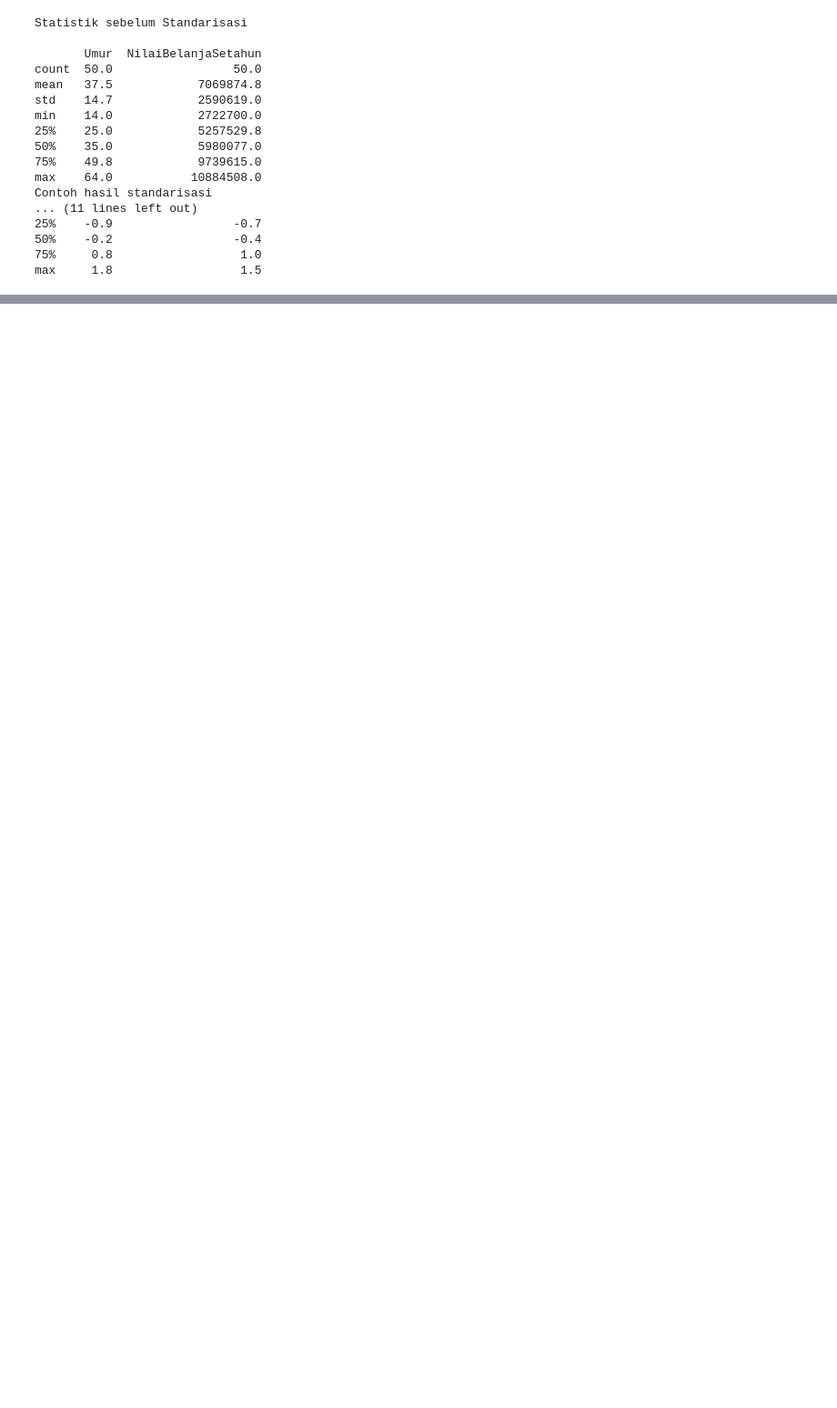
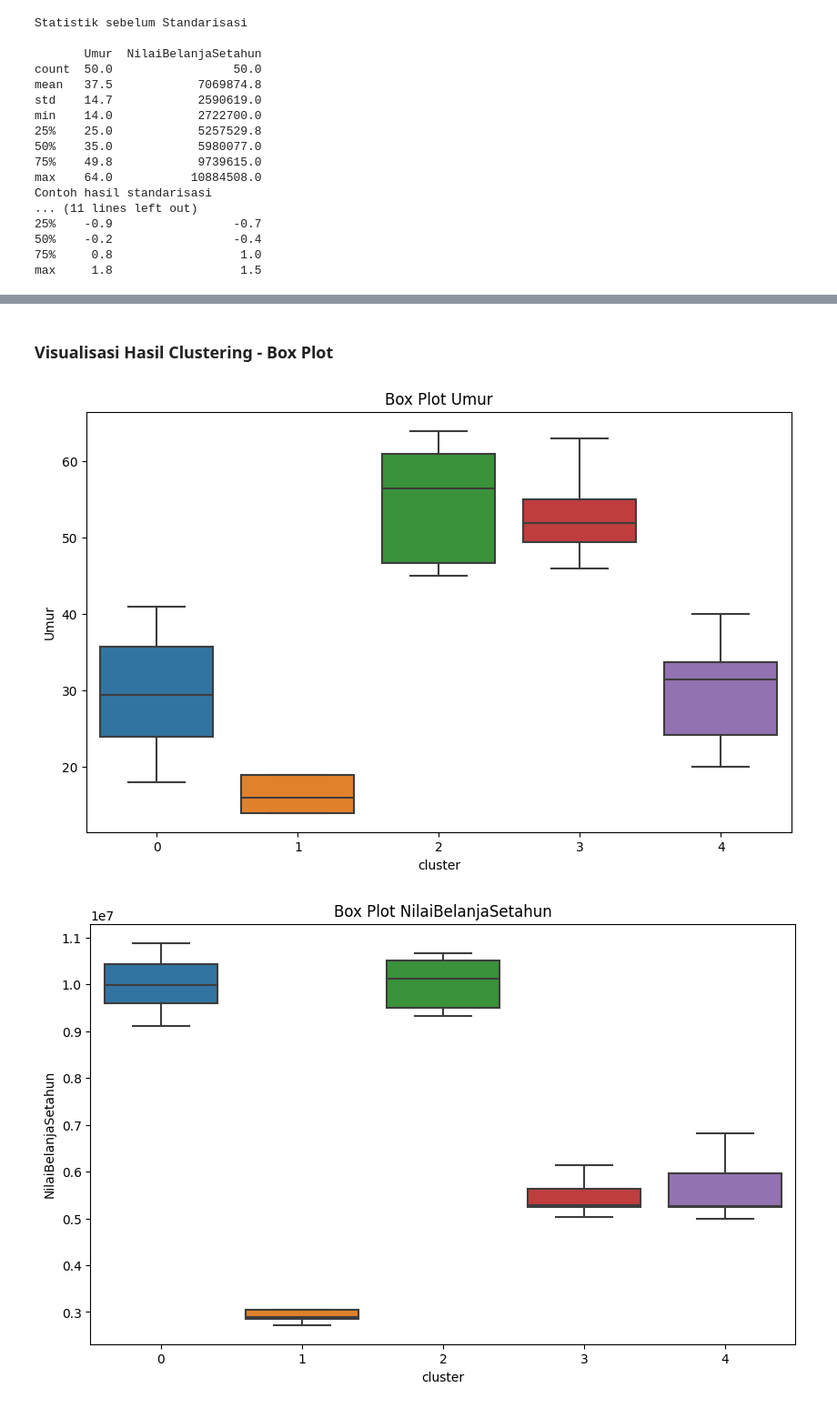
Before and after one commit to UsepSyaikalArifin/Data-Science-Projects, a Jupyter notebook: Data Science in Marketing - Customer Segmentation with Python/main.ipynb, the cells around one changed output, grey strips where cells are left out. Shown: that part at 91% size. Cells and saved outputs as stored; diff of their text form; code cells hidden in the pictures; blank space fills up the shorter version.

```diff
--- a/Data Science in Marketing - Customer Segmentation with Python/main.ipynb
+++ b/Data Science in Marketing - Customer Segmentation with Python/main.ipynb
@@ -170,0 +236,6 @@ max     1.8                  1.5
+# %%
+model_kproto = KPrototypes(n_clusters=5, random_state=0)
+model_kproto = model_kproto.fit(df_model, categorical=[0, 1, 2])
+
+# Save Model
+pickle.dump(model_kproto, open("model_kproto.pkl", "wb"))
@@ -170,0 +244,10 @@ max     1.8                  1.5
+# %%
+cluster_predict = model_kproto.fit_predict(df_model, categorical=[0, 1, 2])
+
+# Calculate Silhoute Score
+silhouette_score_avg = silhouette_score(df_model, cluster_predict)
+print(silhouette_score_avg)
+
+# Calculate Calinski Harabazs Score
+calinski_harabasz_score_avg = calinski_harabasz_score(df_model, cluster_predict)
+print(calinski_harabasz_score_avg)
@@ -170,0 +259,9 @@ max     1.8                  1.5
+# %%
+# Menentukan Segmen Tiap Pelanggan
+y_predict_cluster = model_kproto.predict(df_model, categorical=[0, 1, 2])
+display(y_predict_cluster)
+
+# Menggabungkan Data Awal dan Segmen Pelanggan
+df_final = df.copy()
+df_final["cluster"] = y_predict_cluster
+display(df_final.head(10))
@@ -170,0 +346,11 @@ max     1.8                  1.5
+# %% [markdown]
+### Visualisasi Hasil Clustering - Box Plot
+# %%
+for col in numerical_columns:
+    plt.figure(figsize=(10, 6))
+    ax = sns.boxplot(data=df_final, x="cluster", y=col)
+    plt.title("Box Plot %s"%col, fontsize=12)
+    plt.show()
+# %% [output]
+[figure, added]
+[figure, added]
```
Also changed, not shown: parts of 29 cells of this notebook, 1 other file.
